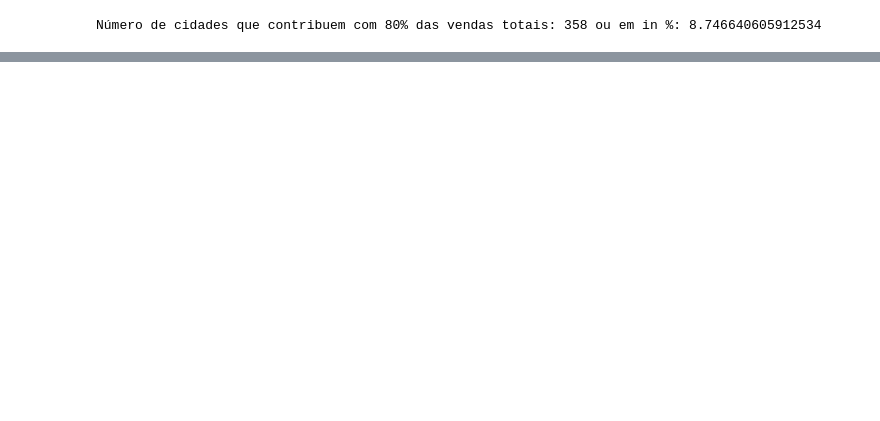
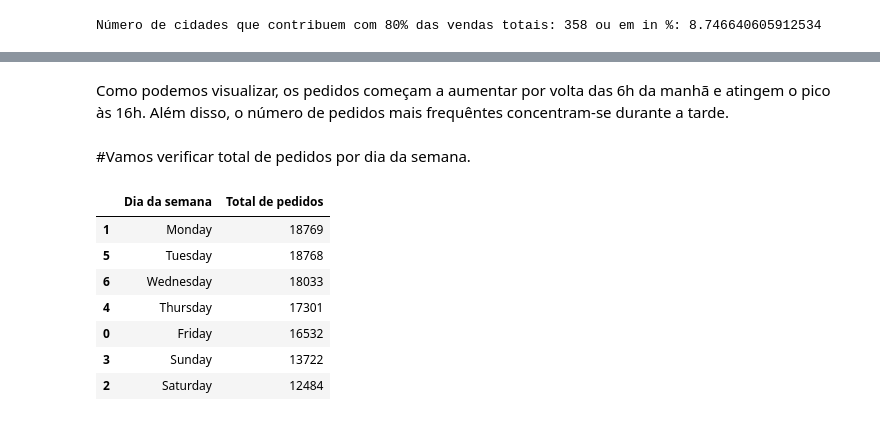
Before and after one commit to Fecarvalho00/Analise-Exploratoria-Olist_dataset, a Jupyter notebook: Análise_Exploratória_Olist.ipynb, the cells around one changed output, grey strips where cells are left out. Saved outputs shown, nothing was run; the diff lists cells and outputs as text; code cells hidden in the pictures; blank space fills up the shorter version.

```diff
--- a/Análise_Exploratória_Olist.ipynb
+++ b/Análise_Exploratória_Olist.ipynb
@@ -382,0 +383,8 @@ Número de cidades que contribuem com 80% das vendas totais: 358 ou em in %: 8.7
+# %%
+# Total de pedidos por hora e por dia da semana.
+df_cols = ["order_purchase_timestamp", "order_approved_at", "order_delivered_carrier_date",
+            "order_delivered_customer_date", "order_estimated_delivery_date", "shipping_limit_date",
+            "review_creation_date", "review_answer_timestamp"]
+
+for col in df_cols:
+  df[col] = pd.to_datetime(df[col])
@@ -382,0 +406,18 @@ Número de cidades que contribuem com 80% das vendas totais: 358 ou em in %: 8.7
+# %% [markdown]
+Como podemos visualizar, os pedidos começam a aumentar por volta das 6h da manhã e atingem o pico às 16h. Além disso, o número de pedidos mais frequêntes concentram-se durante a tarde.
+# %% [markdown]
+#Vamos verificar total de pedidos por dia da semana.
+# %%
+pedidos_semana = df.groupby(df['order_purchase_timestamp'].dt.day_name())['order_id'].count().reset_index()
+pedidos_semana.rename(columns ={'order_id':'Total de pedidos','order_purchase_timestamp':'Dia da semana'}, inplace = True)
+pedidos_semana = pedidos_semana.sort_values(by="Total de pedidos", ascending = False)
+pedidos_semana
+# %% [output]
+|  | Dia da semana | Total de pedidos |
+| 1 | Monday | 18769 |
+| 5 | Tuesday | 18768 |
+| 6 | Wednesday | 18033 |
+| 4 | Thursday | 17301 |
+| 0 | Friday | 16532 |
+| 3 | Sunday | 13722 |
+| 2 | Saturday | 12484 |
```
Also changed, not shown: parts of 12 cells of this notebook.
